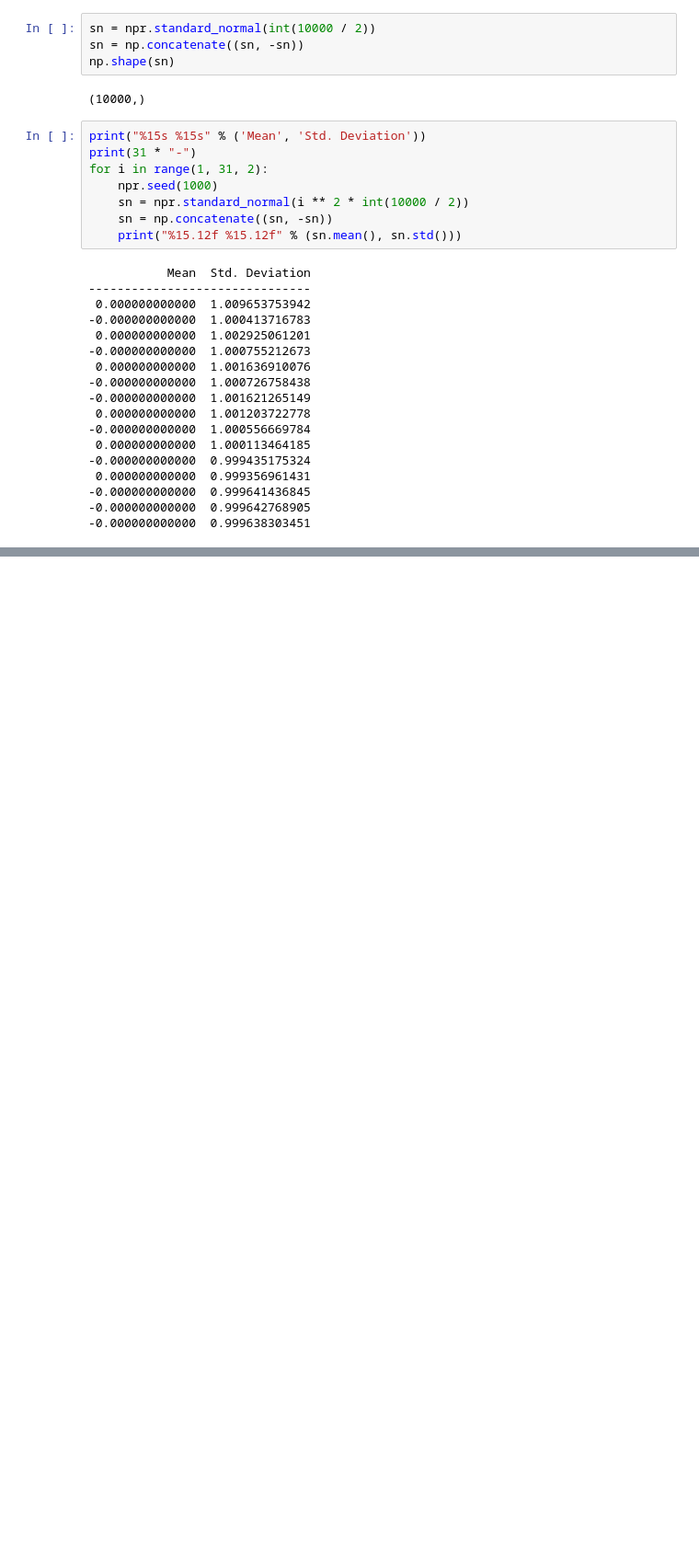
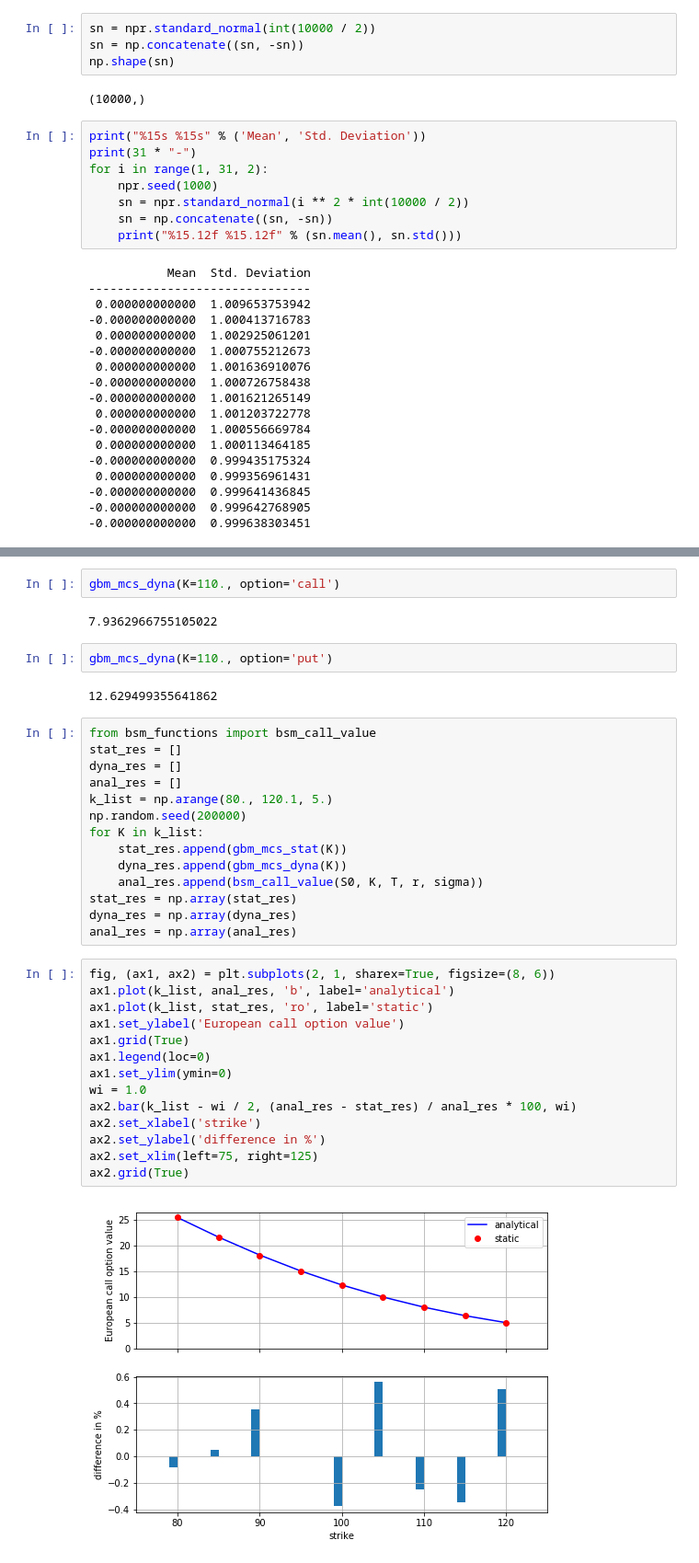
Before and after one commit to socrates77-sh/py4fi, a Jupyter notebook: ch10/ch10.ipynb, the cells around one changed output, grey strips where cells are left out. Shown: that part at 92% size. Drawn from its saved outputs; the diff is of its cells as text; blank space fills up the shorter version.

```diff
--- a/ch10/ch10.ipynb
+++ b/ch10/ch10.ipynb
@@ -427,0 +518,38 @@ for i in range(1, 31, 2):
+# %%
+gbm_mcs_dyna(K=110., option='call')
+# %% [output]
+7.9362966755105022
+# %%
+gbm_mcs_dyna(K=110., option='put')
+# %% [output]
+12.629499355641862
+# %%
+from bsm_functions import bsm_call_value
+stat_res = []
+dyna_res = []
+anal_res = []
+k_list = np.arange(80., 120.1, 5.)
+np.random.seed(200000)
+for K in k_list:
+    stat_res.append(gbm_mcs_stat(K))
+    dyna_res.append(gbm_mcs_dyna(K))
+    anal_res.append(bsm_call_value(S0, K, T, r, sigma))
+stat_res = np.array(stat_res)
+dyna_res = np.array(dyna_res)
+anal_res = np.array(anal_res)
+# %%
+fig, (ax1, ax2) = plt.subplots(2, 1, sharex=True, figsize=(8, 6))
+ax1.plot(k_list, anal_res, 'b', label='analytical')
+ax1.plot(k_list, stat_res, 'ro', label='static')
+ax1.set_ylabel('European call option value')
+ax1.grid(True)
+ax1.legend(loc=0)
+ax1.set_ylim(ymin=0)
+wi = 1.0
+ax2.bar(k_list - wi / 2, (anal_res - stat_res) / anal_res * 100, wi)
+ax2.set_xlabel('strike')
+ax2.set_ylabel('difference in %')
+ax2.set_xlim(left=75, right=125)
+ax2.grid(True)
+# %% [output]
+[figure, added]
```
Also changed, not shown: parts of 57 cells of this notebook, 4 other files.
